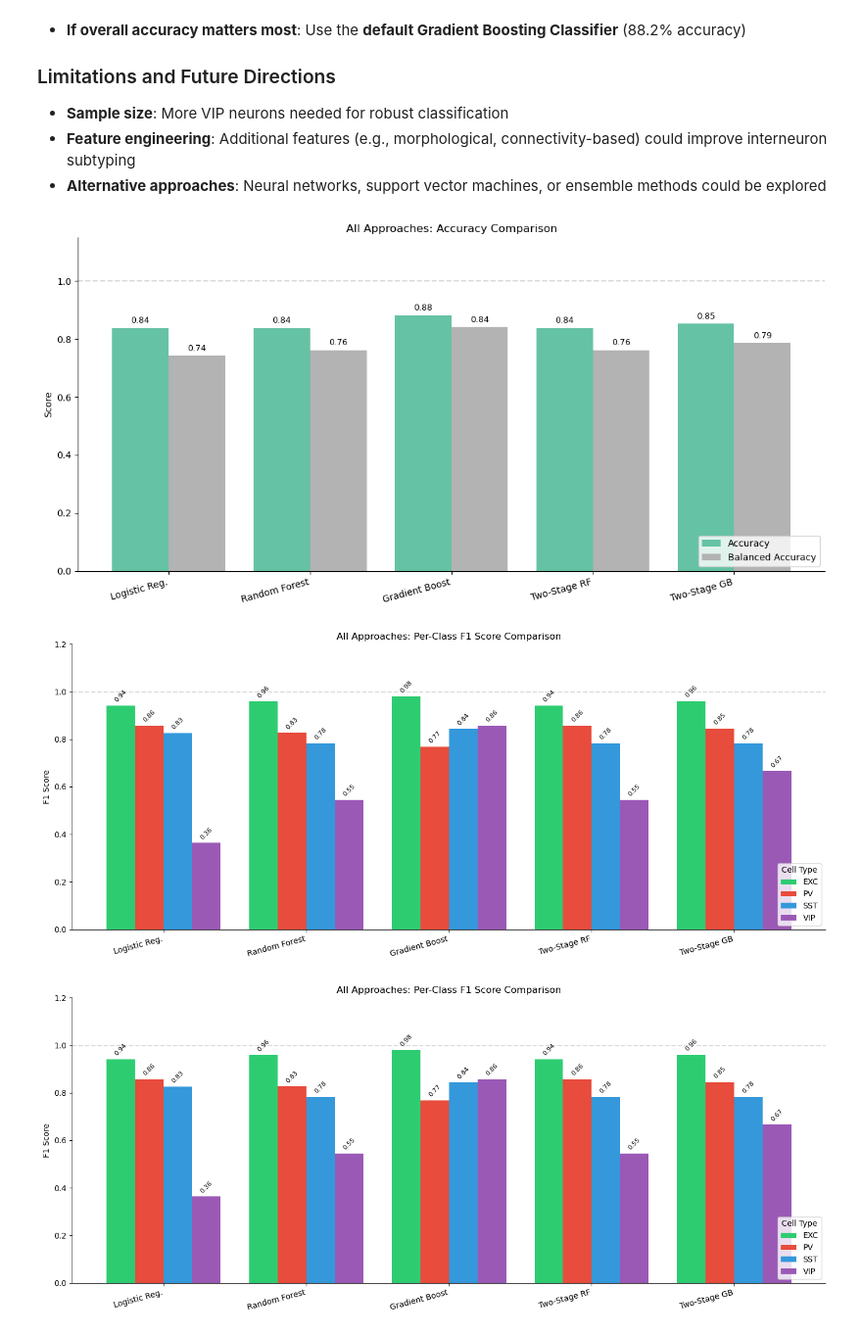
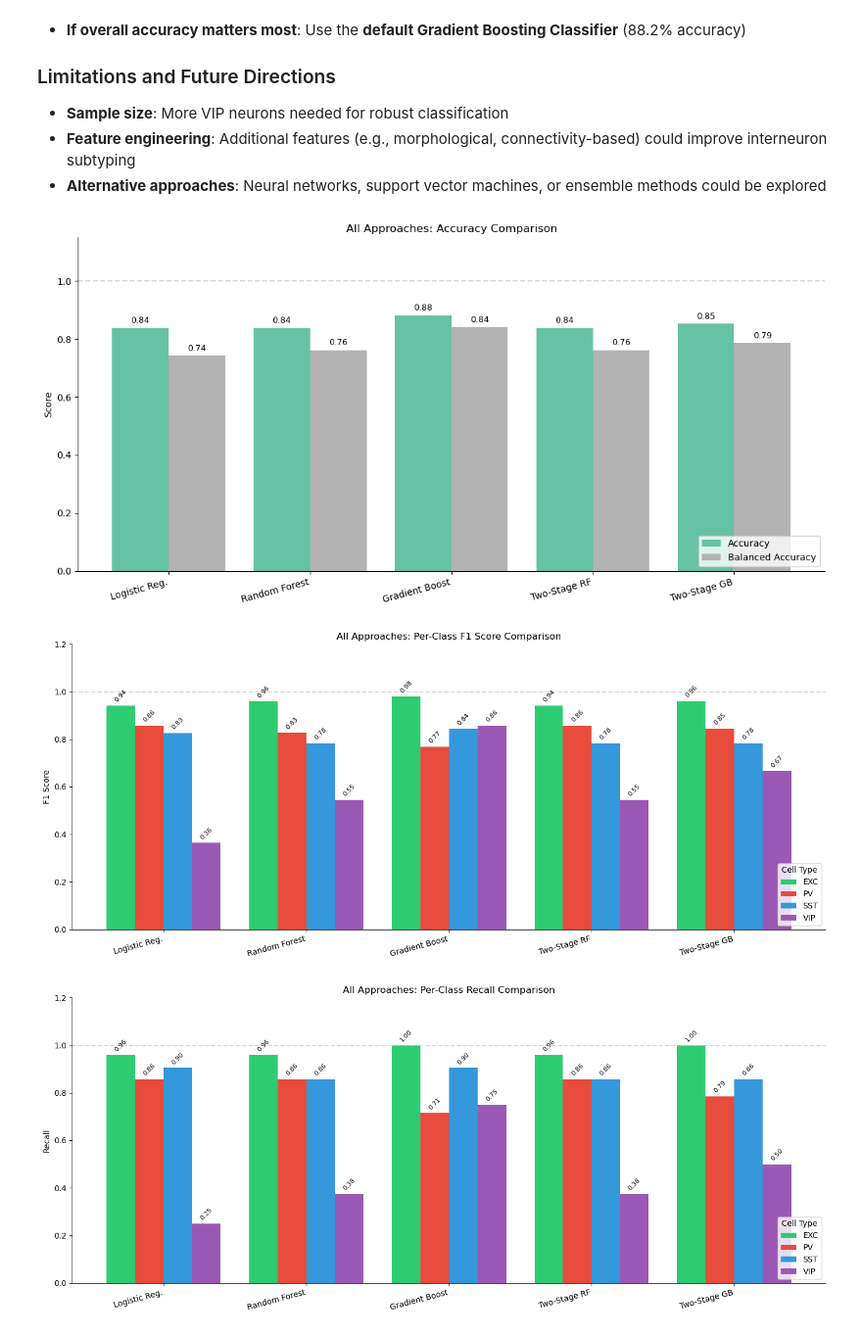
Before and after one commit to Lunomatique/BIO482_MiniProject_2025_Python, a Jupyter notebook: notebooks/MiniProject_Part4_Analysis_Figures.ipynb, the cells around one changed output. Shown at 98% size. Saved outputs shown, nothing was run; the diff lists cells and outputs as text; code cells hidden in the pictures.

```diff
--- a/notebooks/MiniProject_Part4_Analysis_Figures.ipynb
+++ b/notebooks/MiniProject_Part4_Analysis_Figures.ipynb
@@ -462,16 +469,16 @@ Let's try to get better results with different parameters for a Gradient Boostin
 # %%
 param_dist = {
-    "n_estimators": randint(200, 800),
+    "n_estimators": [100,200,300,400,500],
     "max_depth": [None, 10, 20, 30],
-    "learning_rate": scipy.stats.uniform(0.01, 0.3),
+    "learning_rate": [0.01,0.05,0.1,0.2,0.3],
 }
-do_hyperparameter = False
+do_hyperparameter = True
 if do_hyperparameter:
 
     clf = RandomizedSearchCV(
         GradientBoostingClassifier(),
         param_distributions=param_dist,
-        n_iter=50,
+        n_iter=100,
         cv=5,
         n_jobs=-1,
         verbose=2,
@@ -919,27 +1006,36 @@ For practical neuron classification:
 # %%
 # Final comparison: All approaches on 4-class classification
 all_model_evals = [model_eval_lr, model_eval_rfc, model_eval_gbc,
                    model_eval_rfc_twostep, model_eval_gdb_twostep]
 all_model_names = ["Logistic Reg.", "Random Forest", "Gradient Boost",
                    "Two-Stage RF", "Two-Stage GB"]
 
-plot_model_comparison(
+model_comparison_plot_all = plot_model_comparison(
     all_model_evals,
     all_model_names,
     metrics=['accuracy', 'balanced_accuracy'],
     title="All Approaches: Accuracy Comparison",
     figsize=(12, 6)
 )
 
-plot_perclass_comparison(
+per_class_f1_plot_all = plot_perclass_comparison(
     all_model_evals,
     all_model_names,
     classes=["EXC", "PV", "SST", "VIP"],
     metric='f1-score',
     title="All Approaches: Per-Class F1 Score Comparison",
     figsize=(14, 6)
 )
+
+per_class_recall_plot_all = plot_perclass_comparison(
+    all_model_evals,
+    all_model_names,
+    classes=["EXC", "PV", "SST", "VIP"],
+    metric='recall',
+    title="All Approaches: Per-Class Recall Comparison",
+    figsize=(14, 6)
+)
 # %% [output]
 [figure]
 [figure]
-[figure, old version]
+[figure, new version]
```
Also changed, not shown: parts of 18 cells of this notebook.
